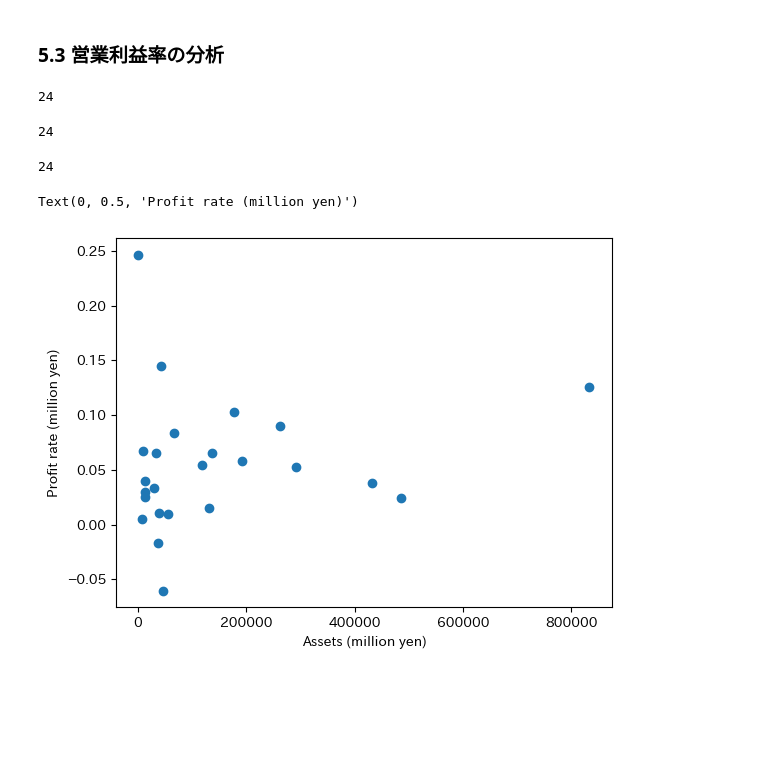
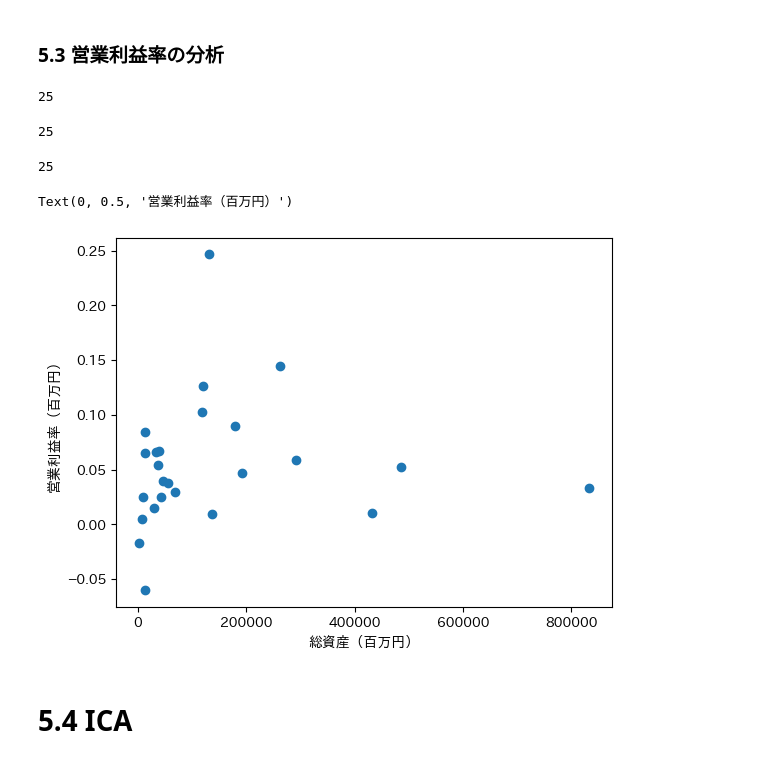
Before and after one commit to nororo/edinet_xbrl_prep, a Jupyter notebook: xbrl_analysis.ipynb, the cells around one changed output. Saved outputs shown, nothing was run; the diff lists cells and outputs as text; code cells hidden in the pictures; blank space fills up the shorter version.

```diff
--- a/xbrl_analysis.ipynb
+++ b/xbrl_analysis.ipynb
@@ -433,32 +450,34 @@ pl_df=fs_tbl_df_all.query("non_consolidated_flg==0 and current_flg==1 and role.s
 # %%
 # PLから営業利益の取得
 profit_df = pl_df.query("label_jp.str.contains('営業利益又は営業損失（△）')")
-profit_df = preproc(profit_df)
+profit_df = preproc_num(profit_df)
 profit_df = profit_df.sort_values('context_ref_len',ascending=True).drop_duplicates(keep='first',subset=['docid','key'])
 len(profit_df)
 # %% [output]
-24
+25
 # %%
 # PLから売上の取得
 sales_df = pl_df.query("label_jp.str.contains('売上高')")
-sales_df = preproc(sales_df)
+sales_df = preproc_num(sales_df)
 sales_df = sales_df.sort_values('context_ref_len',ascending=True).drop_duplicates(keep='first',subset=['docid','key'])
 len(sales_df)
 # %% [output]
-24
+25
 # %%
 # PLから総資産の取得
 scaler_df = bs_df.query("key == 'jppfs_cor:Assets'")
-scaler_df = preproc(scaler_df)
+scaler_df = preproc_num(scaler_df)
 scaler_df = scaler_df.sort_values('context_ref_len',ascending=True).drop_duplicates(keep='first',subset=['docid','key'])
 len(scaler_df)
 # %% [output]
-24
+25
 # %%
 # 散布図の描画
 plt.scatter(scaler_df.set_index('docid').data/1000000, profit_df.set_index('docid').data/sales_df.set_index('docid').data)
-plt.xlabel('Assets (million yen)')
-plt.ylabel('Profit rate (million yen)')
+plt.xlabel('総資産（百万円）')
+plt.ylabel('営業利益率（百万円）')
 # %% [output]
-Text(0, 0.5, 'Profit rate (million yen)')
+Text(0, 0.5, '営業利益率（百万円）')
-[figure, old version]
+[figure, new version]
+# %% [markdown]
+# 5.4 ICA
```
Also changed, not shown: parts of 25 cells of this notebook, 3 other files.
